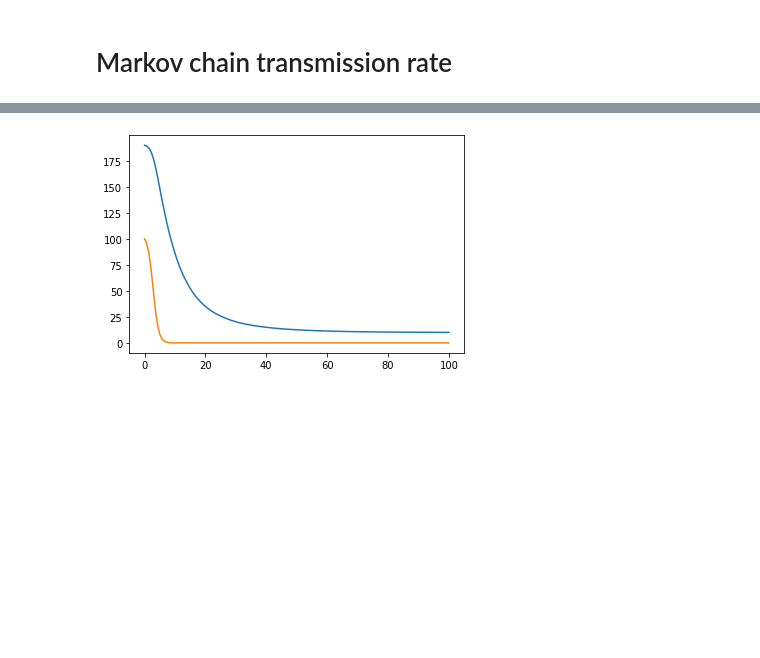
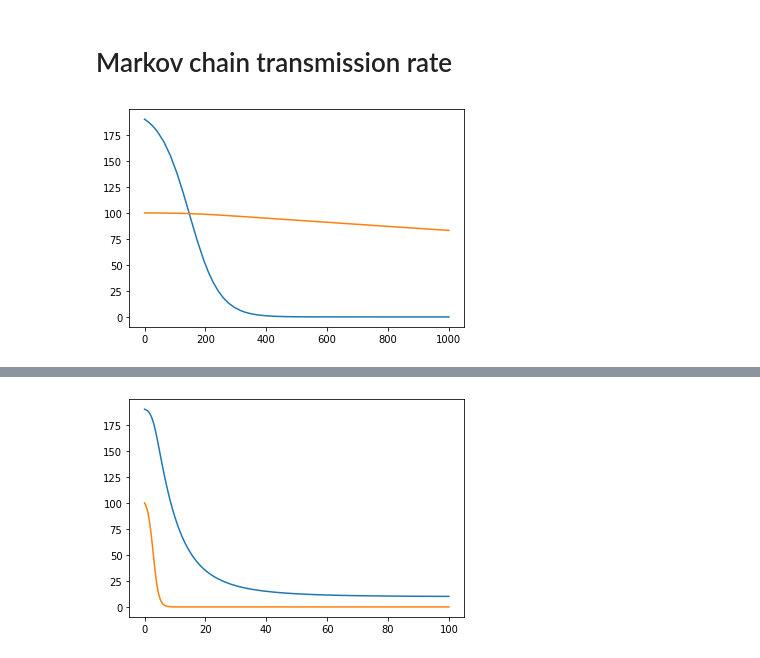
Before and after one commit to brianxiang123/Covid-19-Spread-Analysis, a Jupyter notebook: Spread Simulation.ipynb, the cells around one changed output, grey strips where cells are left out. Saved outputs shown, nothing was run; the diff lists cells and outputs as text; code cells hidden in the pictures; blank space fills up the shorter version.

Commit message:
Finished DTMCSIS and plotting

```diff
--- a/Spread Simulation.ipynb
+++ b/Spread Simulation.ipynb
@@ -47,0 +10,38 @@ class MarkovSIR:
+# %%
+# Solves compartmental SIS model with transmission matrix beta (row: susceptible, column: infected)
+
+class ConditionalSIS:
+    def __init__(self, beta, gamma, initial_s, initial_i, endtime):
+        self.cases = len(beta)
+        self.b = beta
+        self.k = gamma
+        self.S_0 = initial_s
+        self.I_0 = initial_i
+        self.y0 = np.append(self.S_0, self.I_0)
+        self.N = self.S_0 + self.I_0
+        self.t0 = 0
+        self.tEnd = endtime
+
+        self.simulation = []
+        self.timestamps = []
+
+    def fun(self, t, y):
+        stois = [] #susceptible to infected
+        for idx in range(self.cases):
+            # infection rate is the dot product between the corresponding row in the transmission matrix and all of the infection compartments
+            infection_rate = np.matmul(self.b[idx], y[self.cases:2 * self.cases]/self.N)
+            recovered_population = self.k[idx] * y[self.cases + idx]
+            stois.append(y[idx] * infection_rate - recovered_population)
+
+        stois = np.array(stois)
+
+        return np.append(-stois, stois) # dS = -stois, dI = stois
+
+    def simulate(self):
+        sol = solve_ivp(self.fun, [self.t0 , self.tEnd], self.y0, method='BDF')
+        self.simulation = sol.y
+        self.timestamps = sol.t
+
+    def plot(self, compartment):
+        for i in range(self.cases):
+            plt.plot(self.timestamps, self.simulation[compartment * self.cases + i])
@@ -50 +53,3 @@ b = np.array([[0.1, 0.1], [1, 1]])
 k = np.array([0.1, 0.05])
+# %%
+sis = ConditionalSIS(beta = b, gamma = k, initial_s = np.array([190, 100]), initial_i = np.array([10, 0]), endtime = 1000)
@@ -50,0 +58,4 @@ k = np.array([0.1, 0.05])
+# %%
+sis.plot(0)
+# %% [output]
+[figure, added]
```
Also changed, not shown: parts of 28 cells of this notebook.
